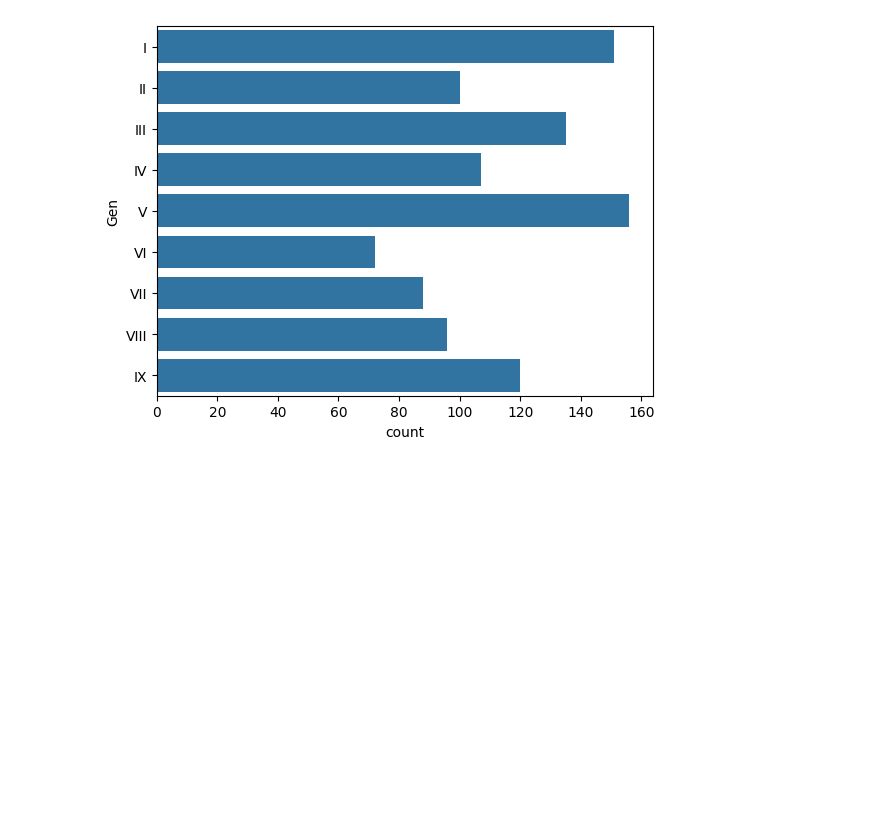
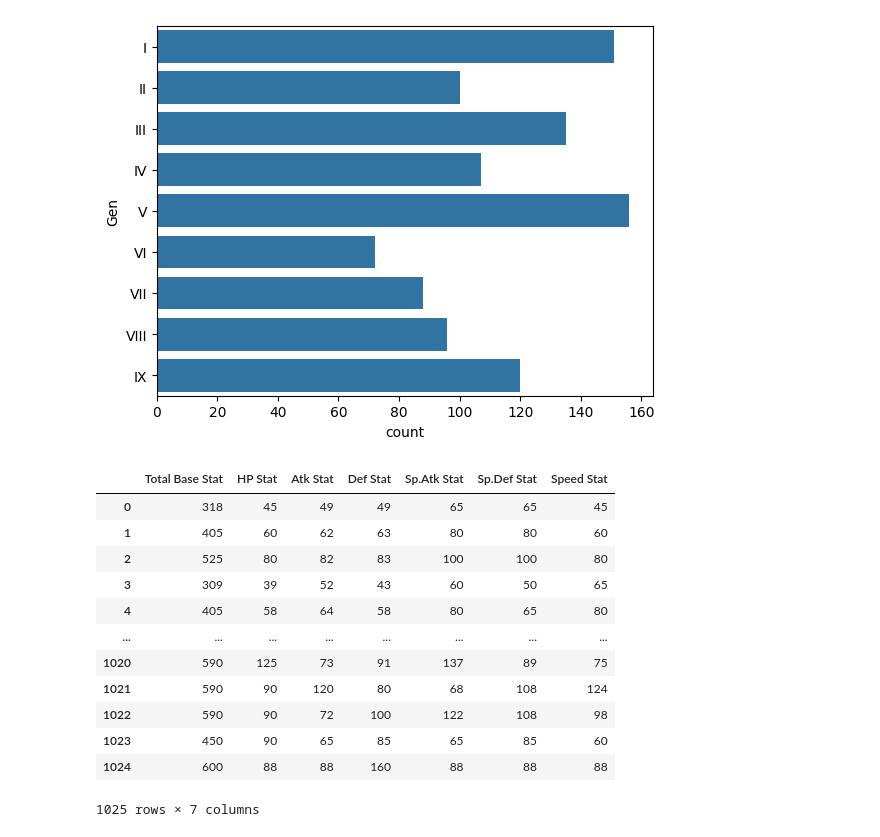
Before and after one commit to Kortexik/Bulbadpedia-Scrape, a Jupyter notebook: src/data_cleaning.ipynb, the cells around one changed output. Saved outputs shown, nothing was run; the diff lists cells and outputs as text; code cells hidden in the pictures; blank space fills up the shorter version.

```diff
--- a/src/data_cleaning.ipynb
+++ b/src/data_cleaning.ipynb
@@ -351,0 +352,16 @@ df.set_index('Pokedex number').to_csv('../saves/PokemonComplete.csv')
+# %%
+stats_df
+# %% [output]
+|  | Total Base Stat | HP Stat | Atk Stat | Def Stat | Sp.Atk Stat | Sp.Def Stat | Speed Stat |
+| 0 | 318 | 45 | 49 | 49 | 65 | 65 | 45 |
+| 1 | 405 | 60 | 62 | 63 | 80 | 80 | 60 |
+| 2 | 525 | 80 | 82 | 83 | 100 | 100 | 80 |
+| 3 | 309 | 39 | 52 | 43 | 60 | 50 | 65 |
+| 4 | 405 | 58 | 64 | 58 | 80 | 65 | 80 |
+| ... | ... | ... | ... | ... | ... | ... | ... |
+| 1020 | 590 | 125 | 73 | 91 | 137 | 89 | 75 |
+| 1021 | 590 | 90 | 120 | 80 | 68 | 108 | 124 |
+| 1022 | 590 | 90 | 72 | 100 | 122 | 108 | 98 |
+| 1023 | 450 | 90 | 65 | 85 | 65 | 85 | 60 |
+| 1024 | 600 | 88 | 88 | 160 | 88 | 88 | 88 |
+1025 rows × 7 columns
```
Also changed, not shown: parts of 22 cells of this notebook, 10 other files.
